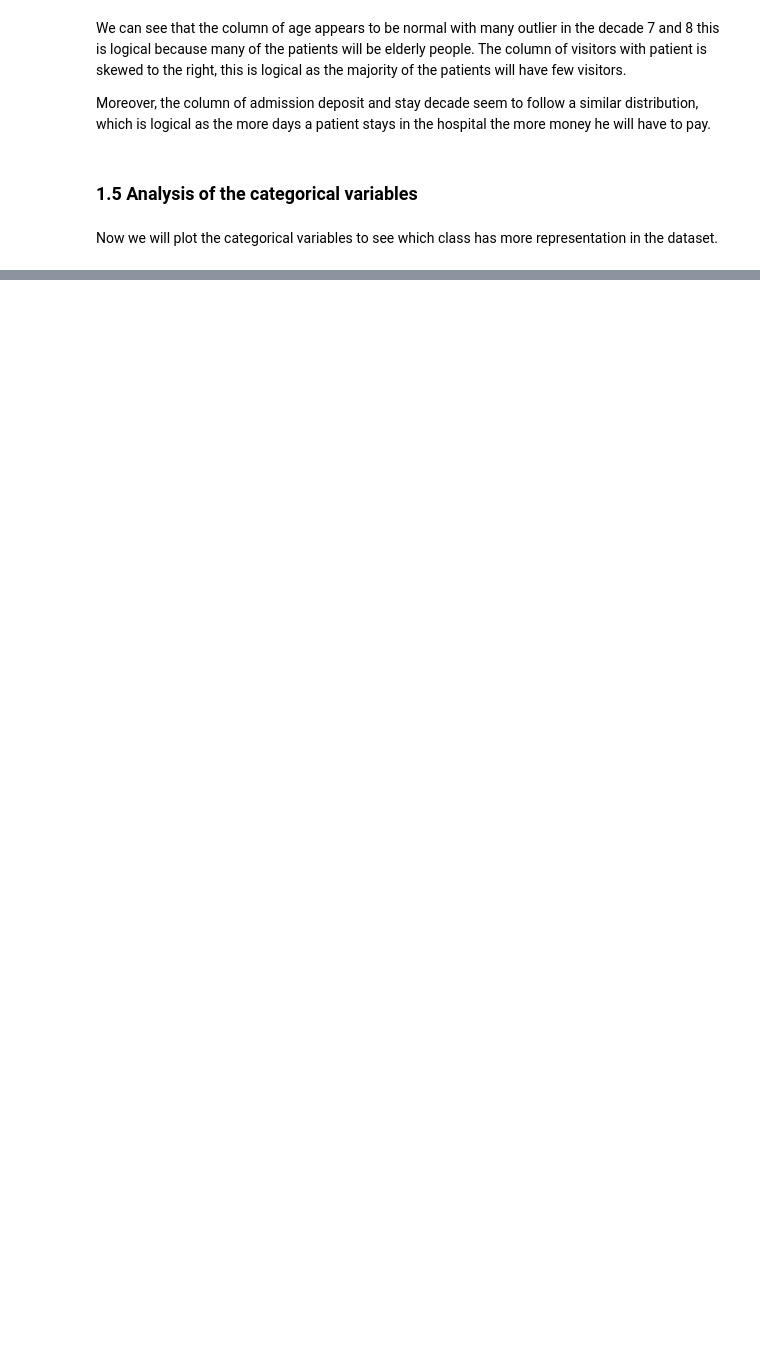
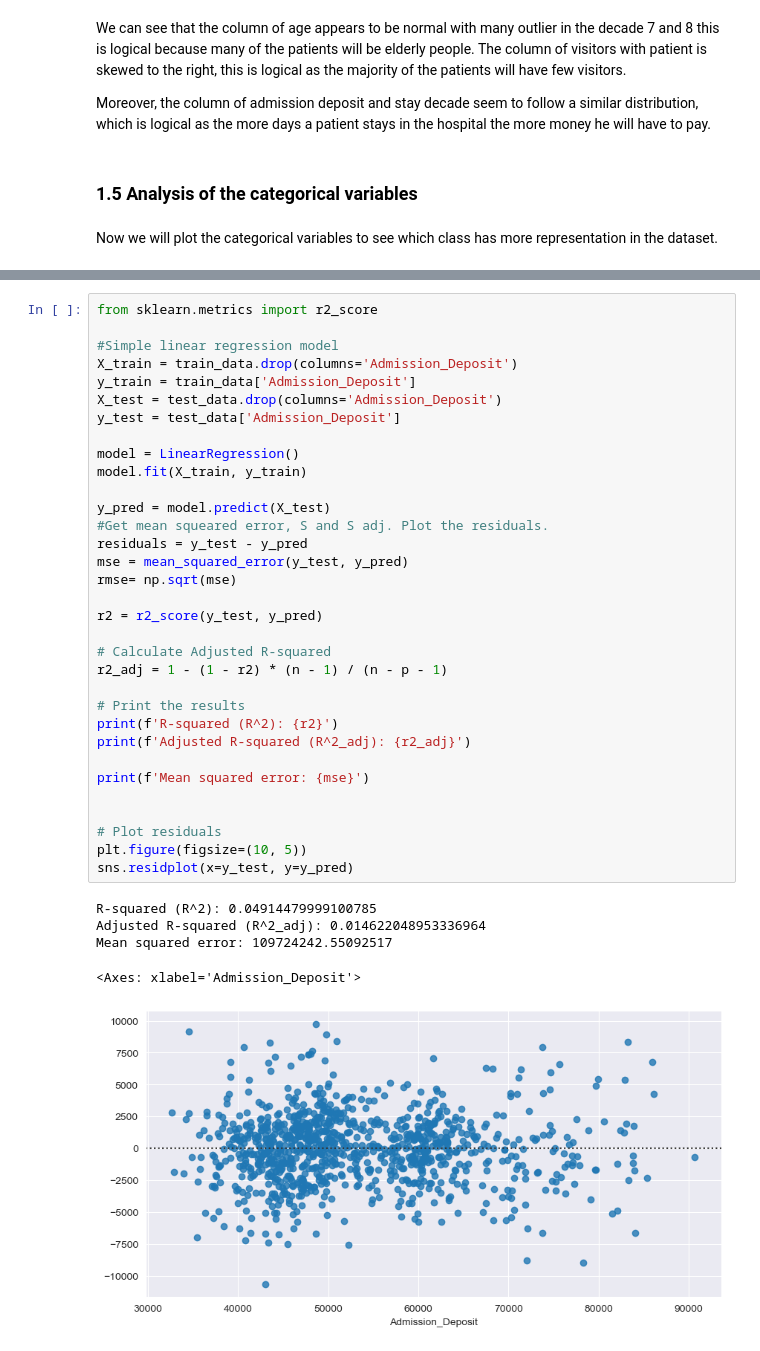
Before and after one commit to ErFosi/ML_master_first_proj, a Jupyter notebook: DiezAndino_Alvaro.ipynb, the cells around one changed output, grey strips where cells are left out. Saved outputs shown, nothing was run; the diff lists cells and outputs as text; blank space fills up the shorter version.

```diff
--- a/DiezAndino_Alvaro.ipynb
+++ b/DiezAndino_Alvaro.ipynb
@@ -301,0 +359,39 @@ Passing `palette` without assigning `hue` is deprecated and will be removed in v
+# %%
+from sklearn.metrics import r2_score
+
+#Simple linear regression model
+X_train = train_data.drop(columns='Admission_Deposit')
+y_train = train_data['Admission_Deposit']
+X_test = test_data.drop(columns='Admission_Deposit')
+y_test = test_data['Admission_Deposit']
+
+model = LinearRegression()
+model.fit(X_train, y_train)
+
+y_pred = model.predict(X_test)
+#Get mean squeared error, S and S adj. Plot the residuals.
+residuals = y_test - y_pred
+mse = mean_squared_error(y_test, y_pred)
+rmse= np.sqrt(mse)
+
+r2 = r2_score(y_test, y_pred)
+
+# Calculate Adjusted R-squared
+r2_adj = 1 - (1 - r2) * (n - 1) / (n - p - 1)
+
+# Print the results
+print(f'R-squared (R^2): {r2}')
+print(f'Adjusted R-squared (R^2_adj): {r2_adj}')
+
+print(f'Mean squared error: {mse}')
+
+
+# Plot residuals
+plt.figure(figsize=(10, 5))
+sns.residplot(x=y_test, y=y_pred)
+# %% [output]
+R-squared (R^2): 0.04914479999100785
+Adjusted R-squared (R^2_adj): 0.014622048953336964
+Mean squared error: 109724242.55092517
+<Axes: xlabel='Admission_Deposit'>
+[figure, added]
```
Also changed, not shown: parts of 11 cells of this notebook.
